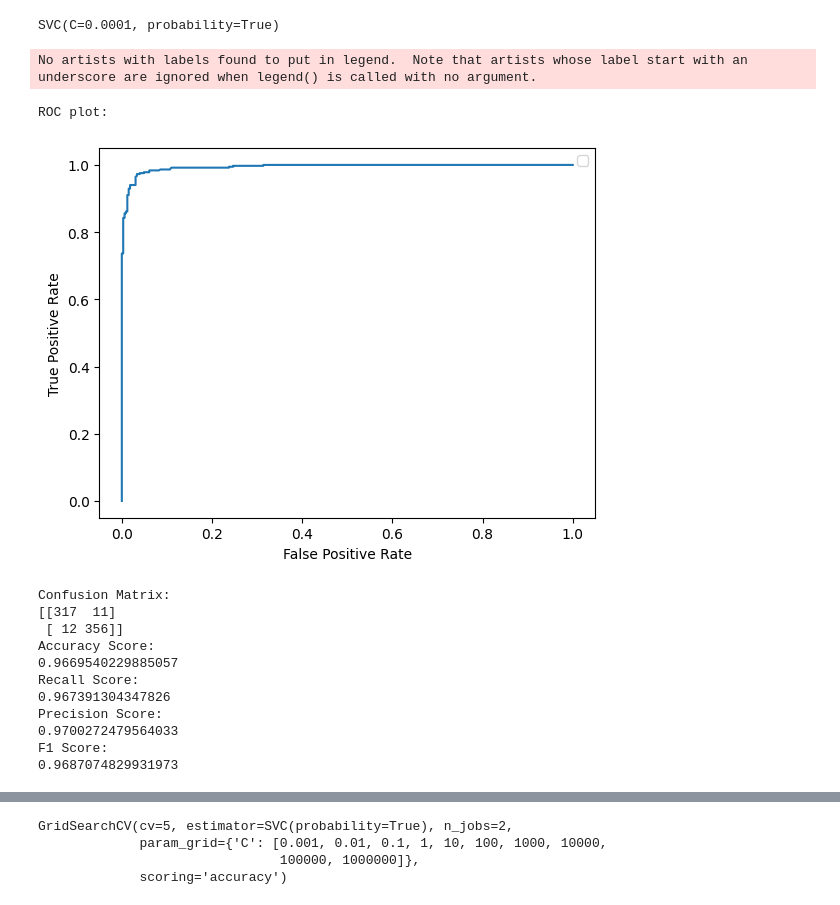
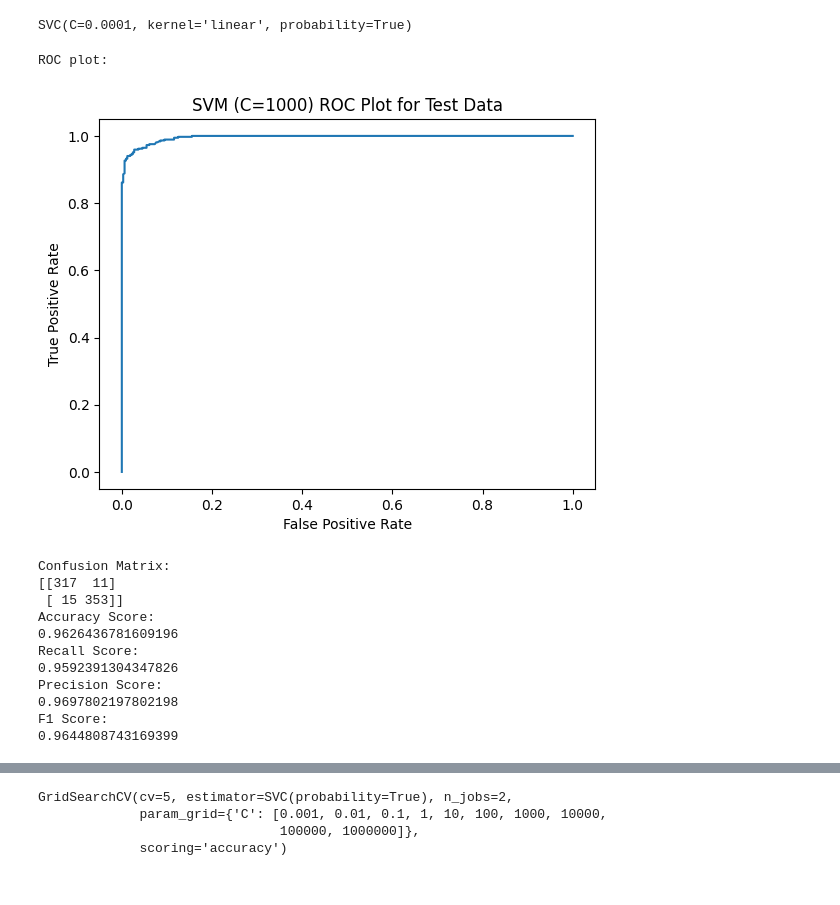
Before and after one commit to papaymaguire/ece219-project1, a Jupyter notebook: project1/notebooks/question5.ipynb, the cells around one changed output, grey strips where cells are left out. Cells and saved outputs as stored; diff of their text form; code cells hidden in the pictures.

```diff
--- a/project1/notebooks/question5.ipynb
+++ b/project1/notebooks/question5.ipynb
@@ -18,32 +18,31 @@ test_root_labels: pd.DataFrame = defs.load_asset_value("test_root_labels")
 # %%
 from sklearn.svm import SVC
 
-svm_hard_1000 = SVC(C=1000, probability=True)
-svm_hard_100000 = SVC(C=100000, probability=True)
-svm_soft_0001 = SVC(C=0.0001, probability=True)
+svm_hard_1000 = SVC(C=1000, probability=True, kernel="linear")
+svm_hard_100000 = SVC(C=100000, probability=True, kernel="linear")
+svm_soft_0001 = SVC(C=0.0001, probability=True, kernel="linear")
 # %%
 svm_hard_1000.fit(dim_reduced_train_features, train_root_labels)
 svm_hard_100000.fit(dim_reduced_train_features, train_root_labels)
 svm_soft_0001.fit(dim_reduced_train_features, train_root_labels)
 # %% [output]
-SVC(C=0.0001, probability=True)
+SVC(C=0.0001, kernel='linear', probability=True)
 # %%
 from project1.utils.MetricsAnalyzer import MetricsAnalyzer
 # %%
 g1000_test_metrics = MetricsAnalyzer(svm_hard_1000, dim_reduced_test_features, test_root_labels, pos_label="sports")
-g1000_test_metrics.print_all()
+g1000_test_metrics.print_all(plot_title="SVM (C=1000) ROC Plot for Test Data")
 # %% [output]
-No artists with labels found to put in legend.  Note that artists whose label start with an underscore are ignored when legend() is called with no argument.
+ROC plot:
+[figure, new version]
-ROC plot:
+Confusion Matrix:
+[[317  11]
+ [ 15 353]]
+Accuracy Score:
+0.9626436781609196
+Recall Score:
+0.9592391304347826
+Precision Score:
+0.9697802197802198
+F1 Score:
+0.9644808743169399
-[figure, old version]
-Confusion Matrix:
-[[317  11]
- [ 12 356]]
-Accuracy Score:
-0.9669540229885057
-Recall Score:
-0.967391304347826
-Precision Score:
-0.9700272479564033
-F1 Score:
-0.9687074829931973
```
Also changed, not shown: parts of 8 cells of this notebook, 20 other files.
